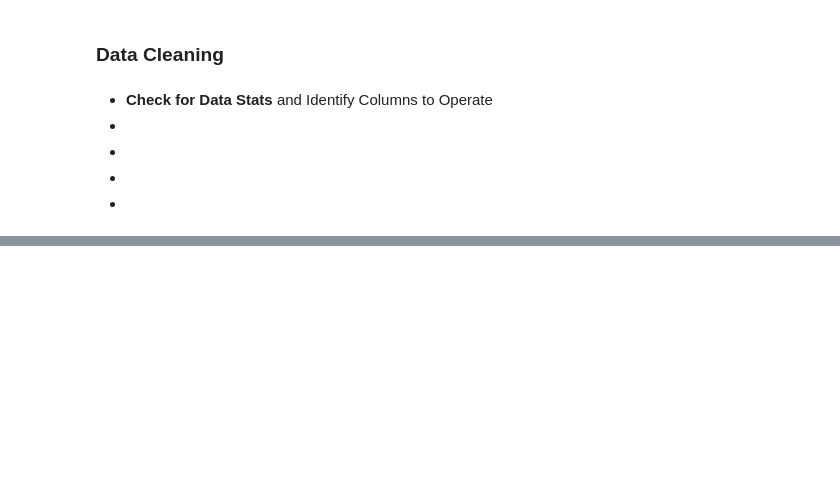
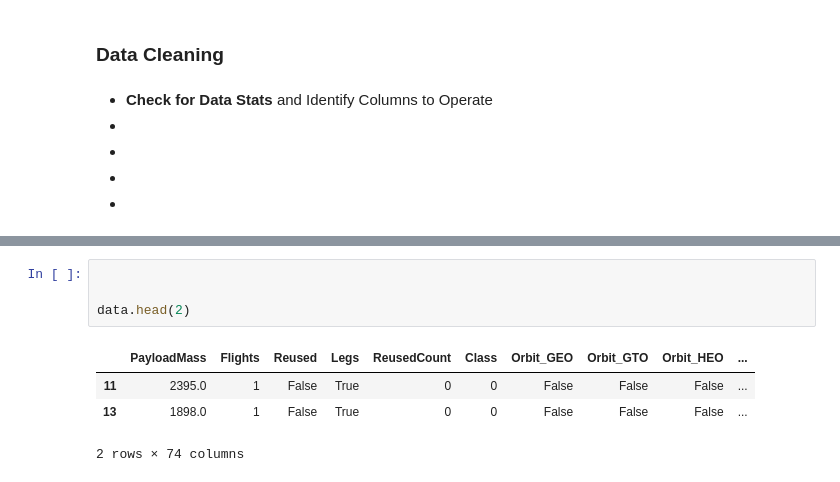
Before and after one commit to ChakshuGrover225/SpaceX-Falcon9-Launch-Mission-Success-Prediction---EDA, a Jupyter notebook: Data_Cleaning.ipynb, the cells around one changed output, grey strips where cells are left out. Cells and saved outputs as stored; diff of their text form; blank space fills up the shorter version.

```diff
--- a/Data_Cleaning.ipynb
+++ b/Data_Cleaning.ipynb
@@ -73,0 +214,9 @@ dtype: int64
+# %%
+
+
+data.head(2)
+# %% [output]
+|  | PayloadMass | Flights | Reused | Legs | ReusedCount | Class | Orbit_GEO | Orbit_GTO | Orbit_HEO | ... |
+| 11 | 2395.0 | 1 | False | True | 0 | 0 | False | False | False | ... |
+| 13 | 1898.0 | 1 | False | True | 0 | 0 | False | False | False | ... |
+2 rows × 74 columns
```
Also changed, not shown: parts of 16 cells of this notebook, 1 other file.
